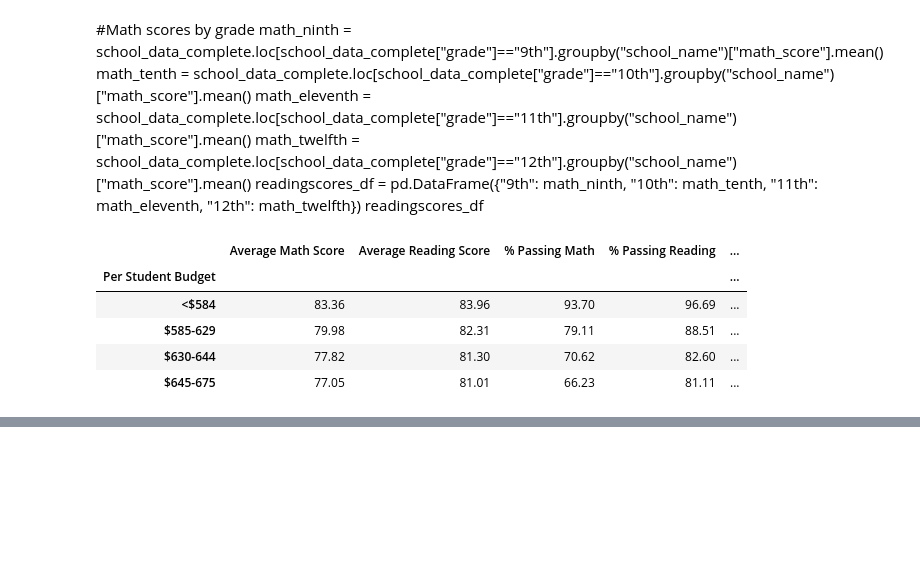
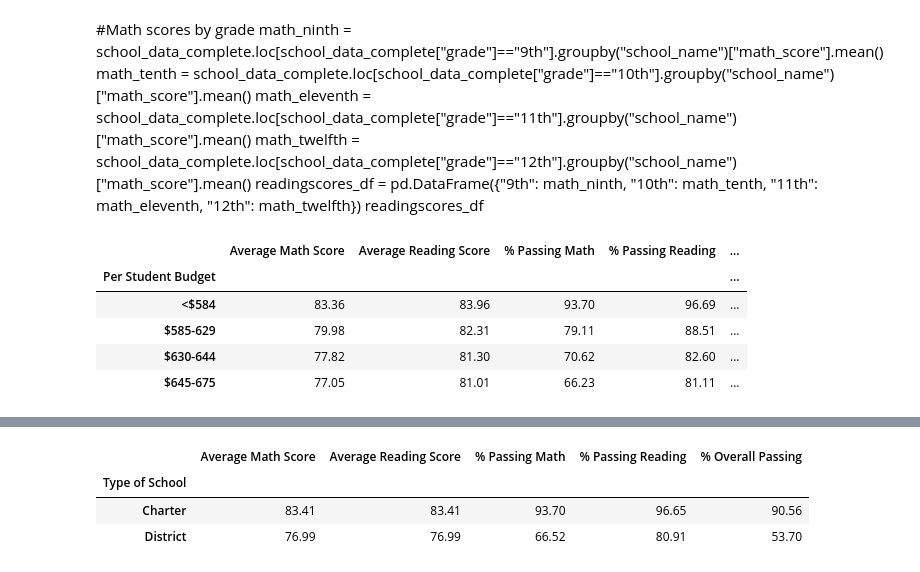
Before and after one commit to olivedisaster/pandas-challenge, a Jupyter notebook: PySchoolList.ipynb, the cells around one changed output, grey strips where cells are left out. Cells and saved outputs as stored; diff of their text form; code cells hidden in the pictures; blank space fills up the shorter version.

```diff
--- a/PySchoolList.ipynb
+++ b/PySchoolList.ipynb
@@ -833,37 +839,42 @@ scores_by_size.style.format({'Average Math Score': '{:.6f}',
 # %%
 
 # group by type of school
 school_type = school_data_complete.groupby("type")
 
 #calculations
-average_math_score = schoo_type['math_score'].mean()
-average_reading_score = schoo_type['math_score'].mean()
-pass_math_percent = school_data_complete[school_data_complete['math_score'] >= 70].groupby('type')['Student ID'].count()/schoo_type['Student ID'].count()*100
-pass_read_percent = school_data_complete[school_data_complete['reading_score'] >= 70].groupby('type')['Student ID'].count()/schoo_type['Student ID'].count()*100
-overall = school_data_complete[(school_data_complete['reading_score'] >= 70) & (school_data_complete['math_score'] >= 70)].groupby('type')['Student ID'].count()/schoo_type['Student ID'].count()*100
+average_math_score = school_type['math_score'].mean()
+average_reading_score = school_type['math_score'].mean()
+pass_math_percent = school_data_complete[school_data_complete['math_score'] >= 70].groupby('type')['Student ID'].count()/school_type['Student ID'].count()*100
+pass_read_percent = school_data_complete[school_data_complete['reading_score'] >= 70].groupby('type')['Student ID'].count()/school_type['Student ID'].count()*100
+overall = school_data_complete[(school_data_complete['reading_score'] >= 70) & (school_data_complete['math_score'] >= 70)].groupby('type')['Student ID'].count()/school_type['Student ID'].count()*100
 
 # df build
-scores_schoo_type = pd.DataFrame({
+scores_school_type = pd.DataFrame({
     "Average Math Score": average_math_score,
     "Average Reading Score": average_reading_score,
     '% Passing Math': pass_math_percent,
     '% Passing Reading': pass_read_percent,
     "% Overall Passing": overall})
 
 #reorder columns
-scores_schoo_type = scores_schoo_type[[
+scores_school_type = scores_school_type[[
     "Average Math Score",
     "Average Reading Score",
     '% Passing Math',
     '% Passing Reading',
     "% Overall Passing"
 ]]
-scores_schoo_type.index.name = "Type of School"
+scores_school_type.index.name = "Type of School"
 
 
 #formating
-scores_schoo_type.style.format({'Average Math Score': '{:.6f}',
-                              'Average Reading Score': '{:.6f}',
-                              '% Passing Math': '{:.6f}',
-                              '% Passing Reading':'{:.6f}',
-                              '% Overall Passing': '{:.6f}'})
+scores_school_type.style.format({'Average Math Score': '{:.2f}',
+                              'Average Reading Score': '{:.2f}',
+                              '% Passing Math': '{:.2f}',
+                              '% Passing Reading':'{:.2f}',
+                              '% Overall Passing': '{:.2f}'})
+# %% [output]
+|  | Average Math Score | Average Reading Score | % Passing Math | % Passing Reading | % Overall Passing |
+| Type of School |  |  |  |  |  |
+| Charter | 83.41 | 83.41 | 93.70 | 96.65 | 90.56 |
+| District | 76.99 | 76.99 | 66.52 | 80.91 | 53.70 |
```
Also changed, not shown: parts of 5 cells of this notebook.
